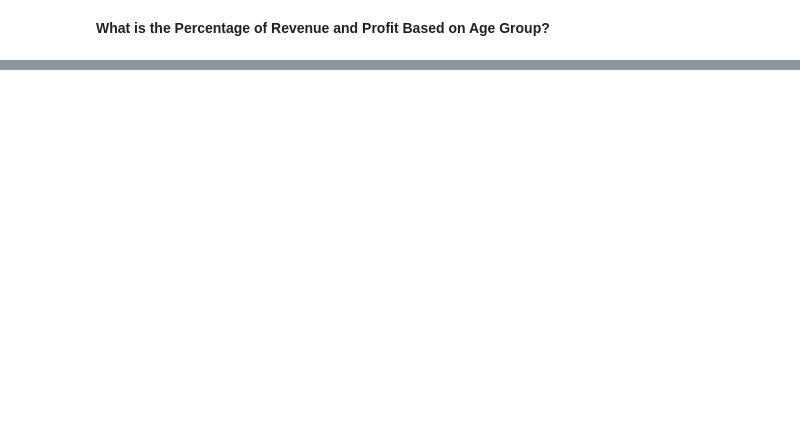
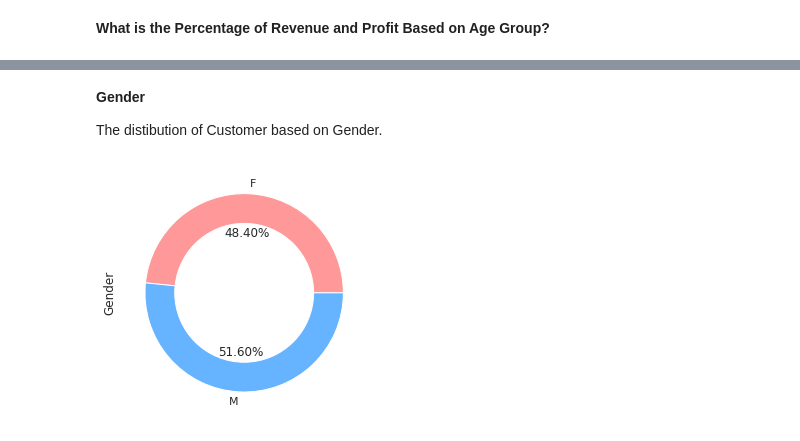
Before and after one commit to wahyunh10/Project-Bike-Sales-in-Europe, a Jupyter notebook: Project_Bike_Sales_in_Europe.ipynb, the cells around one changed output, grey strips where cells are left out. Cells and saved outputs as stored; diff of their text form; code cells hidden in the pictures; blank space fills up the shorter version.

```diff
--- a/Project_Bike_Sales_in_Europe.ipynb
+++ b/Project_Bike_Sales_in_Europe.ipynb
@@ -461,0 +516,13 @@ plt.show();
+# %% [markdown]
+**Gender**
+
+The distibution of Customer based on Gender.
+# %%
+df.Customer_Gender.str.get_dummies().sum().plot.pie(label='Gender',colors = ['#ff9999','#66b3ff'], autopct='%1.2f%%', figsize=(4,4))
+centre_circle = plt.Circle((0,0),0.70,fc='white')
+fig = plt.gcf()
+fig.gca().add_artist(centre_circle)
+plt.tight_layout()
+plt.show()
+# %% [output]
+[figure, added]
```
Also changed, not shown: parts of 34 cells of this notebook.
